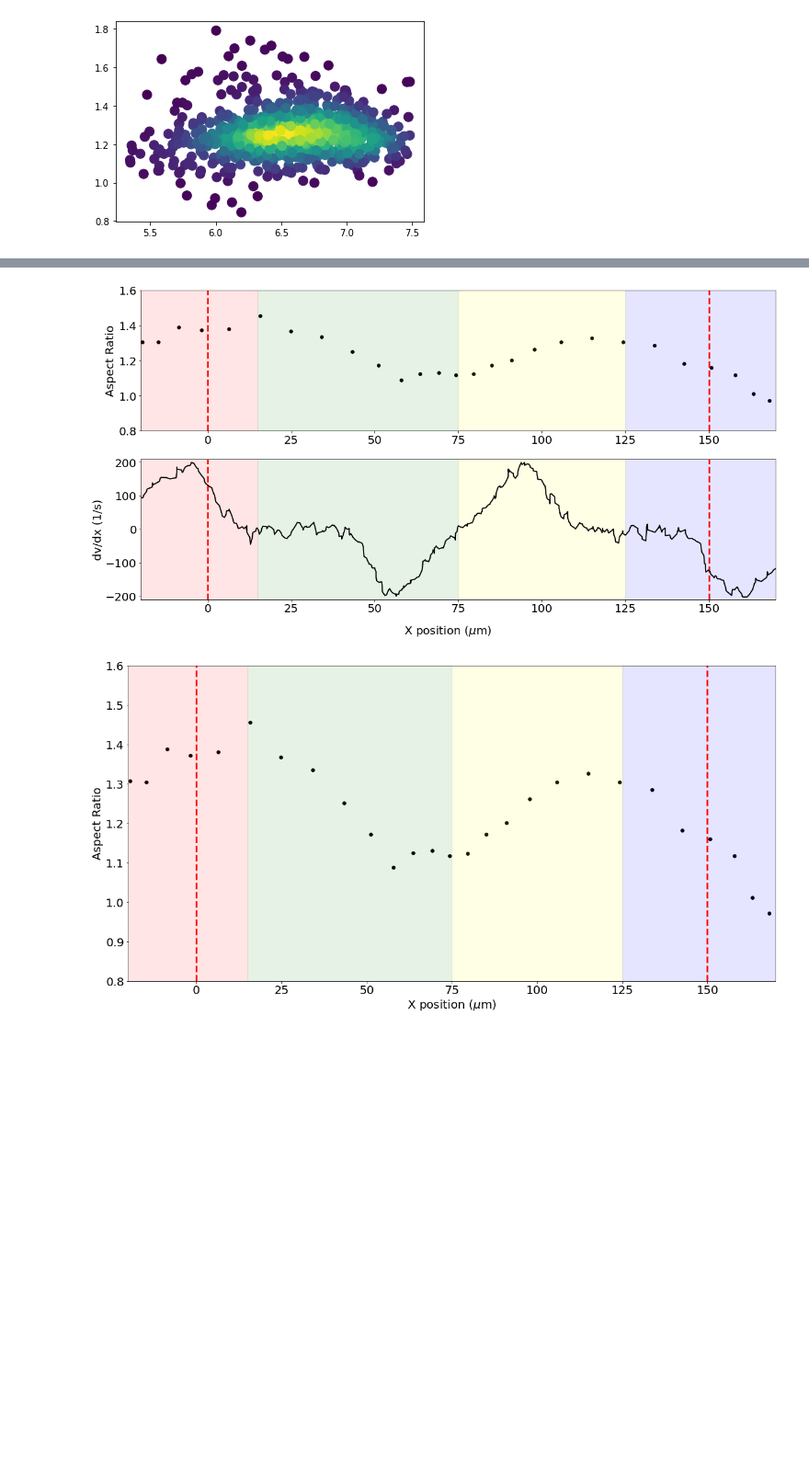
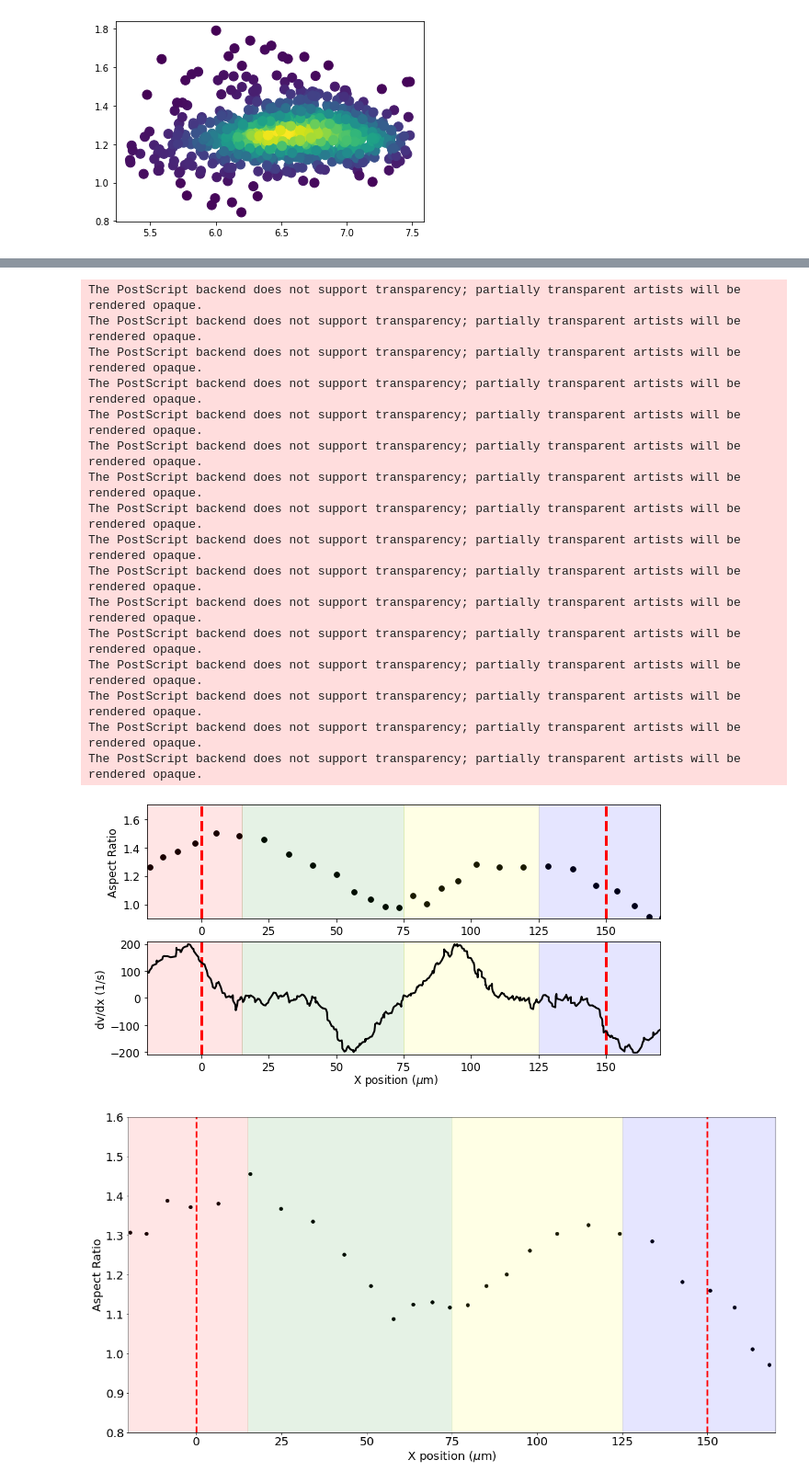
Before and after one commit to siwylab/time-series-dc, a Jupyter notebook: Figure 2.ipynb, the cells around one changed output, grey strips where cells are left out. Shown at 92% size. Drawn from its saved outputs; the diff is of its cells as text; code cells hidden in the pictures; blank space fills up the shorter version.

```diff
--- a/Figure 2.ipynb
+++ b/Figure 2.ipynb
@@ -35,7 +35,8 @@ importlib.reload(Figure2plots)
 # %% [output]
 <module 'Figure2plots' from 'C:\\Users\\codyt\\Documents\\repos\\time-series-dc\\Figure2plots.py'>
 # %%
-df = pd.read_pickle('D://Datasets//full_data101x56_2_xc_fixed_calcs')
+df = pd.read_pickle('D://Datasets//FINAL_DF')
+df['idx'] = range(len(df))
 df = df_utils.filter_df(df,ymax=5,max_ar=1.1,radius_std=3)
 df = df[(df.cell=='hl60')|(df.cell=='hl60d')]
 df = df[np.logical_not((df.cell=='hl60')&(df.date=='11-3-20')&(df.run=='0'))]
@@ -141,7 +161,23 @@ plt.show()
 # %%
-Figure2plots.aspect_dvdx_x(df,'./figures/aspect_dvdx.png',save=True)
+Figure2plots.aspect_dvdx_x(df,'./figures/figure1/aspect_dvdx.eps',event_num=1445,save=True)
 # %% [output]
+The PostScript backend does not support transparency; partially transparent artists will be rendered opaque.
+The PostScript backend does not support transparency; partially transparent artists will be rendered opaque.
+The PostScript backend does not support transparency; partially transparent artists will be rendered opaque.
+The PostScript backend does not support transparency; partially transparent artists will be rendered opaque.
+The PostScript backend does not support transparency; partially transparent artists will be rendered opaque.
+The PostScript backend does not support transparency; partially transparent artists will be rendered opaque.
+The PostScript backend does not support transparency; partially transparent artists will be rendered opaque.
+The PostScript backend does not support transparency; partially transparent artists will be rendered opaque.
+The PostScript backend does not support transparency; partially transparent artists will be rendered opaque.
+The PostScript backend does not support transparency; partially transparent artists will be rendered opaque.
+The PostScript backend does not support transparency; partially transparent artists will be rendered opaque.
+The PostScript backend does not support transparency; partially transparent artists will be rendered opaque.
+The PostScript backend does not support transparency; partially transparent artists will be rendered opaque.
+The PostScript backend does not support transparency; partially transparent artists will be rendered opaque.
+The PostScript backend does not support transparency; partially transparent artists will be rendered opaque.
+The PostScript backend does not support transparency; partially transparent artists will be rendered opaque.
-[figure, old version]
+[figure, new version]
 # %%
 Figure2plots.aspect_x(df,'./figures/figure1/aspect_x.png',save=True)
 # %% [output]
```
Also changed, not shown: parts of 8 cells of this notebook, 33 other files.
